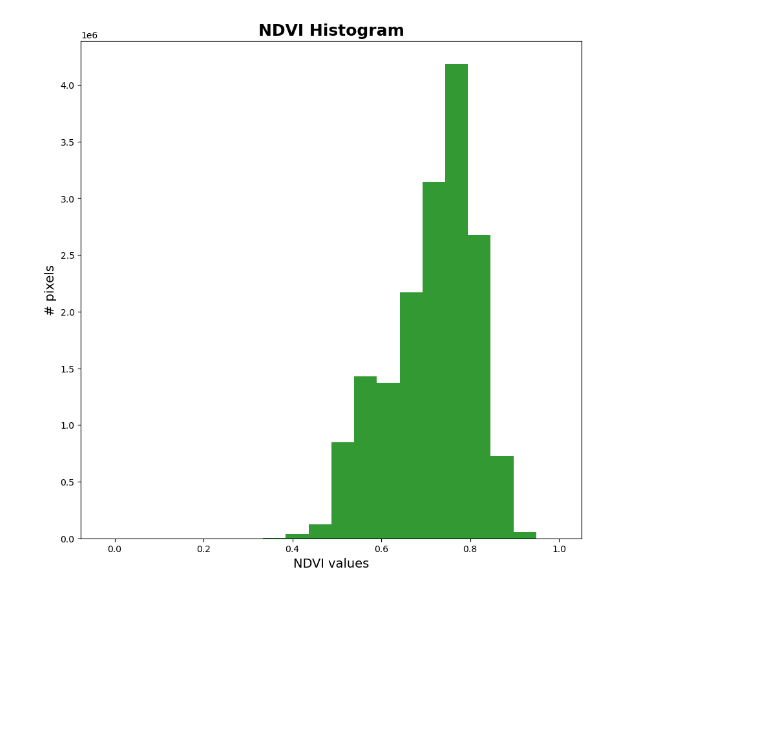
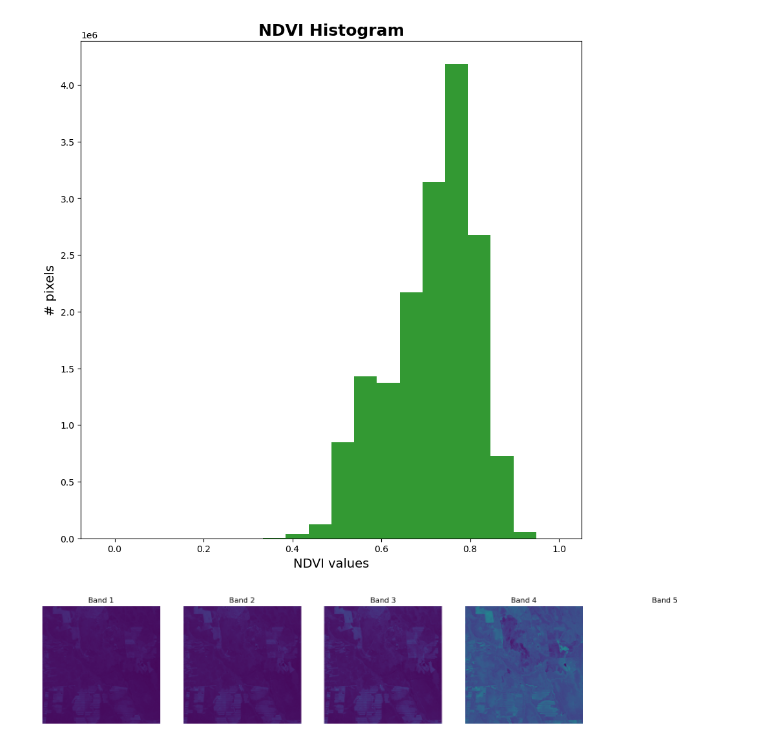
Before and after one commit to sanhatahir/dsan6600_group_project, a Jupyter notebook: exploration/image_preprocessing.ipynb, the cells around one changed output. Cells and saved outputs as stored; diff of their text form; code cells hidden in the pictures; blank space fills up the shorter version.

```diff
--- a/exploration/image_preprocessing.ipynb
+++ b/exploration/image_preprocessing.ipynb
@@ -175,3 +175,26 @@ fig2.savefig("../../presentation_data/output/ndvi-histogram.png", dpi=200, bbox_
 plt.show()
 # %% [output]
 [figure]
+# %%
+
+def normalize(array):
+    """Normalize the array to 0-1 scale."""
+    array_min, array_max = array.min(), array.max()
+    return (array - array_min) / (array_max - array_min)
+
+
+
+with rasterio.open(testfile) as src:
+    fig, axarr = plt.subplots(1, src.count, figsize=(20, 5))
+
+    for i in range(src.count):
+        band = src.read(i+1)
+        normalized_band = normalize(band)
+
+        axarr[i].imshow(normalized_band)
+        axarr[i].set_title(f'Band {i+1}')
+        axarr[i].axis('off')
+
+    plt.show()
+# %% [output]
+[figure, added]
```
Also changed, not shown: parts of 2 cells of this notebook.
